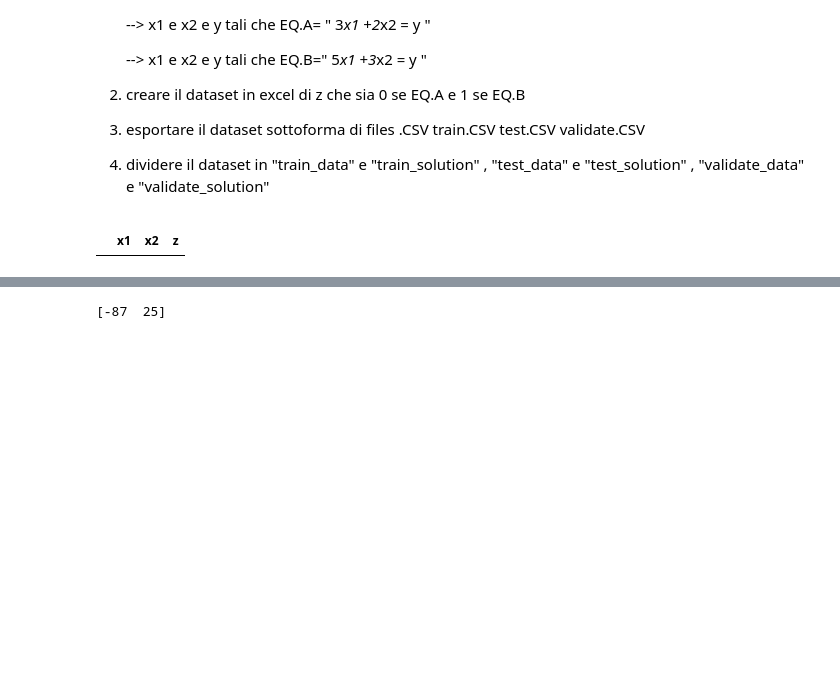
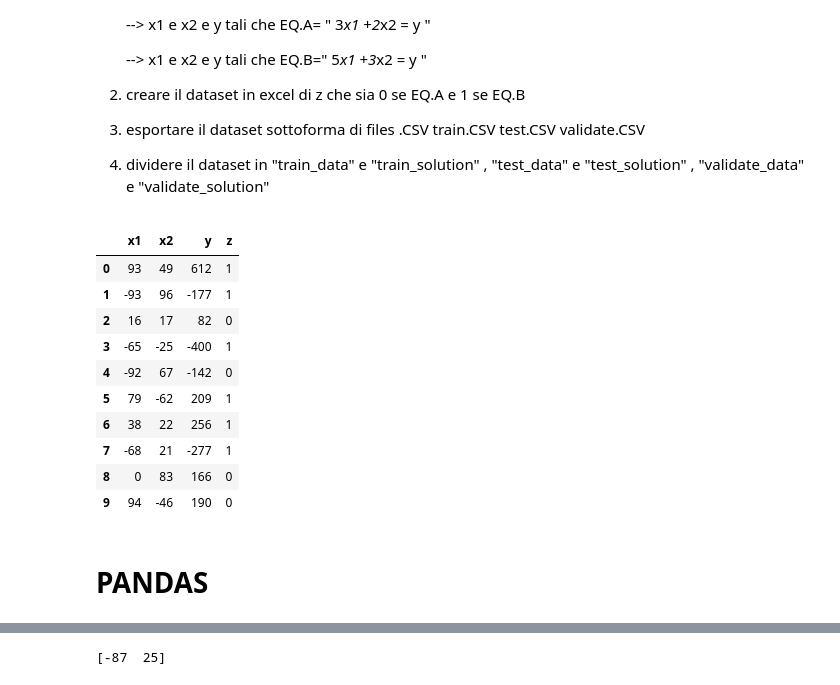
Before and after one commit to adrix1304/deeplearning-intro, a Jupyter notebook: Esercizio_03_01_2019.ipynb, the cells around one changed output, grey strips where cells are left out. Drawn from its saved outputs; the diff is of its cells as text; code cells hidden in the pictures; blank space fills up the shorter version.

```diff
--- a/Esercizio_03_01_2019.ipynb
+++ b/Esercizio_03_01_2019.ipynb
@@ -39,10 +39,22 @@ data_xls.to_csv('dataset.csv', encoding='utf-8',index=False)
 # %%
 # visualizziamo i primi 20 punti
 
 # Reading the csv file into a pandas DataFrame
-data_glob = pd.read_csv('dataset.csv')
+data_glob = pd.read_csv('dataset.csv')  # creato il DataFrame "data_glob"
 
 # Printing out the first 10 rows of our data
-data_glob[:0]
+data_glob[:10]
 # %% [output]
-|  | x1 | x2 | z |
+|  | x1 | x2 | y | z |
+| 0 | 93 | 49 | 612 | 1 |
+| 1 | -93 | 96 | -177 | 1 |
+| 2 | 16 | 17 | 82 | 0 |
+| 3 | -65 | -25 | -400 | 1 |
+| 4 | -92 | 67 | -142 | 0 |
+| 5 | 79 | -62 | 209 | 1 |
+| 6 | 38 | 22 | 256 | 1 |
+| 7 | -68 | 21 | -277 | 1 |
+| 8 | 0 | 83 | 166 | 0 |
+| 9 | 94 | -46 | 190 | 0 |
+# %% [markdown]
+# PANDAS
```
Also changed, not shown: parts of 9 cells of this notebook.
